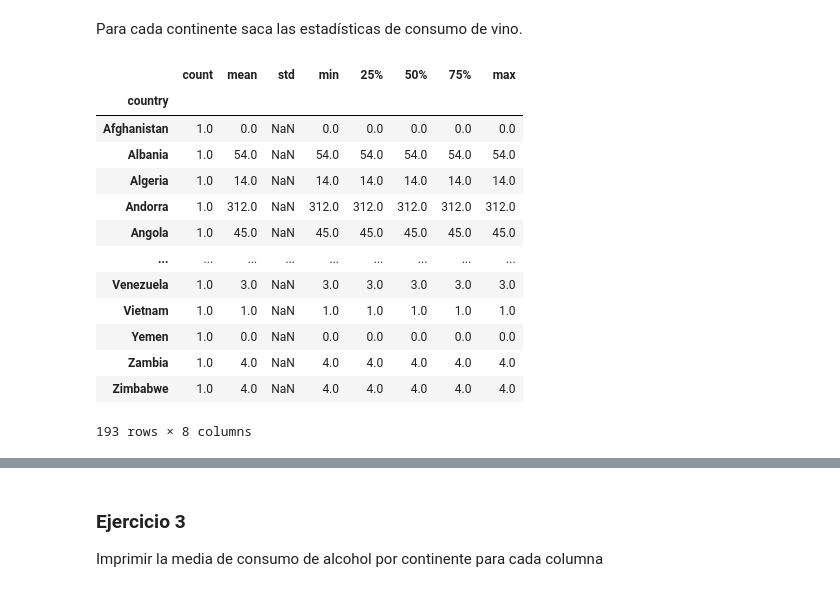
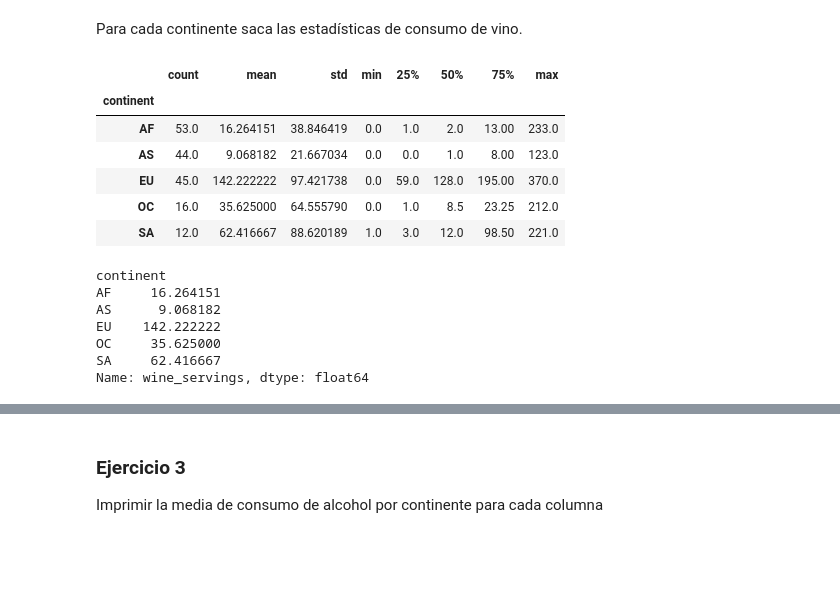
Before and after one commit to MariaRepository/ONLINE_DS_THEBRIDGE_MariaFernandez, a Jupyter notebook: 02_Programacion_y_Herramientas_Avanzadas/Sprint_04/Unidad_02/Ejercicios_Workout/14_Ejercicio_Agrupaciones.ipynb, the cells around one changed output, grey strips where cells are left out. Saved outputs shown, nothing was run; the diff lists cells and outputs as text; code cells hidden in the pictures; blank space fills up the shorter version.

```diff
--- a/02_Programacion_y_Herramientas_Avanzadas/Sprint_04/Unidad_02/Ejercicios_Workout/14_Ejercicio_Agrupaciones.ipynb
+++ b/02_Programacion_y_Herramientas_Avanzadas/Sprint_04/Unidad_02/Ejercicios_Workout/14_Ejercicio_Agrupaciones.ipynb
@@ -28,0 +35,7 @@ df_consumo["country"].max()
+# %%
+#crea un data frame porque necesita hacer la media del consumo y para ello tiene que sacar las columnas no numericas, pais y continente
+df_servings = df_consumo.set_index('country').drop(columns=['continent'])
+#df_servings
+medias = df_servings.mean(axis=1)
+medias
+medias.idxmax()
@@ -31,22 +58,25 @@ df_consumo["country"].max()
 # %% [markdown]
 Para cada continente saca las estadísticas de consumo de vino.
 # %%
-df_consumo.groupby('country')['wine_servings'].describe()
+df_consumo.groupby('continent')['wine_servings'].describe()
 # %% [output]
 |  | count | mean | std | min | 25% | 50% | 75% | max |
-| country |  |  |  |  |  |  |  |  |
-| Afghanistan | 1.0 | 0.0 | NaN | 0.0 | 0.0 | 0.0 | 0.0 | 0.0 |
-| Albania | 1.0 | 54.0 | NaN | 54.0 | 54.0 | 54.0 | 54.0 | 54.0 |
-| Algeria | 1.0 | 14.0 | NaN | 14.0 | 14.0 | 14.0 | 14.0 | 14.0 |
-| Andorra | 1.0 | 312.0 | NaN | 312.0 | 312.0 | 312.0 | 312.0 | 312.0 |
-| Angola | 1.0 | 45.0 | NaN | 45.0 | 45.0 | 45.0 | 45.0 | 45.0 |
-| ... | ... | ... | ... | ... | ... | ... | ... | ... |
-| Venezuela | 1.0 | 3.0 | NaN | 3.0 | 3.0 | 3.0 | 3.0 | 3.0 |
-| Vietnam | 1.0 | 1.0 | NaN | 1.0 | 1.0 | 1.0 | 1.0 | 1.0 |
-| Yemen | 1.0 | 0.0 | NaN | 0.0 | 0.0 | 0.0 | 0.0 | 0.0 |
-| Zambia | 1.0 | 4.0 | NaN | 4.0 | 4.0 | 4.0 | 4.0 | 4.0 |
-| Zimbabwe | 1.0 | 4.0 | NaN | 4.0 | 4.0 | 4.0 | 4.0 | 4.0 |
+| continent |  |  |  |  |  |  |  |  |
+| AF | 53.0 | 16.264151 | 38.846419 | 0.0 | 1.0 | 2.0 | 13.00 | 233.0 |
+| AS | 44.0 | 9.068182 | 21.667034 | 0.0 | 0.0 | 1.0 | 8.00 | 123.0 |
+| EU | 45.0 | 142.222222 | 97.421738 | 0.0 | 59.0 | 128.0 | 195.00 | 370.0 |
+| OC | 16.0 | 35.625000 | 64.555790 | 0.0 | 1.0 | 8.5 | 23.25 | 212.0 |
+| SA | 12.0 | 62.416667 | 88.620189 | 1.0 | 3.0 | 12.0 | 98.50 | 221.0 |
-193 rows × 8 columns
+# %%
+df_consumo.groupby('continent')['wine_servings'].mean()
+# %% [output]
+continent
+AF     16.264151
+AS      9.068182
+EU    142.222222
+OC     35.625000
+SA     62.416667
+Name: wine_servings, dtype: float64
 # %%
 df_consumo.value_counts
 # %% [output]
```
Also changed, not shown: parts of 7 cells of this notebook, 6 other files.
